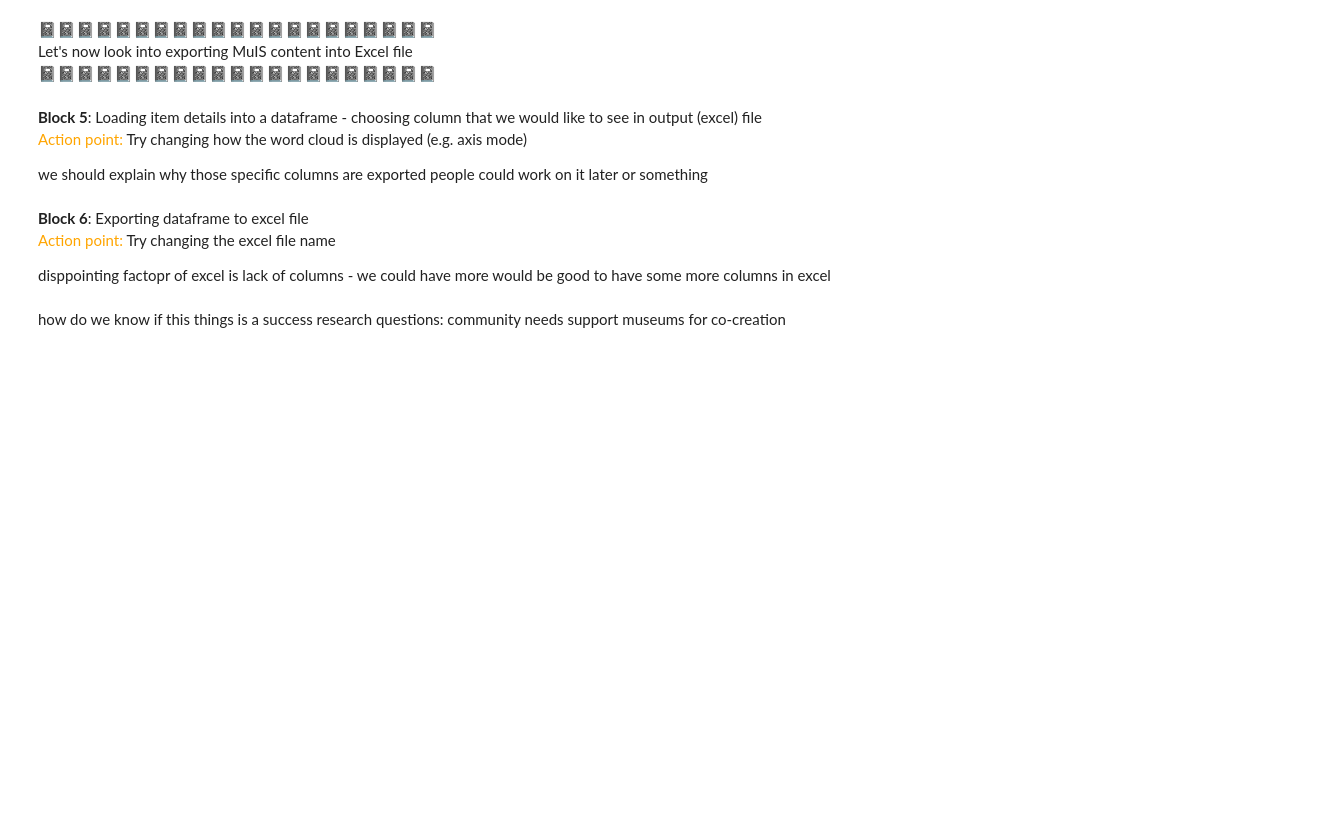
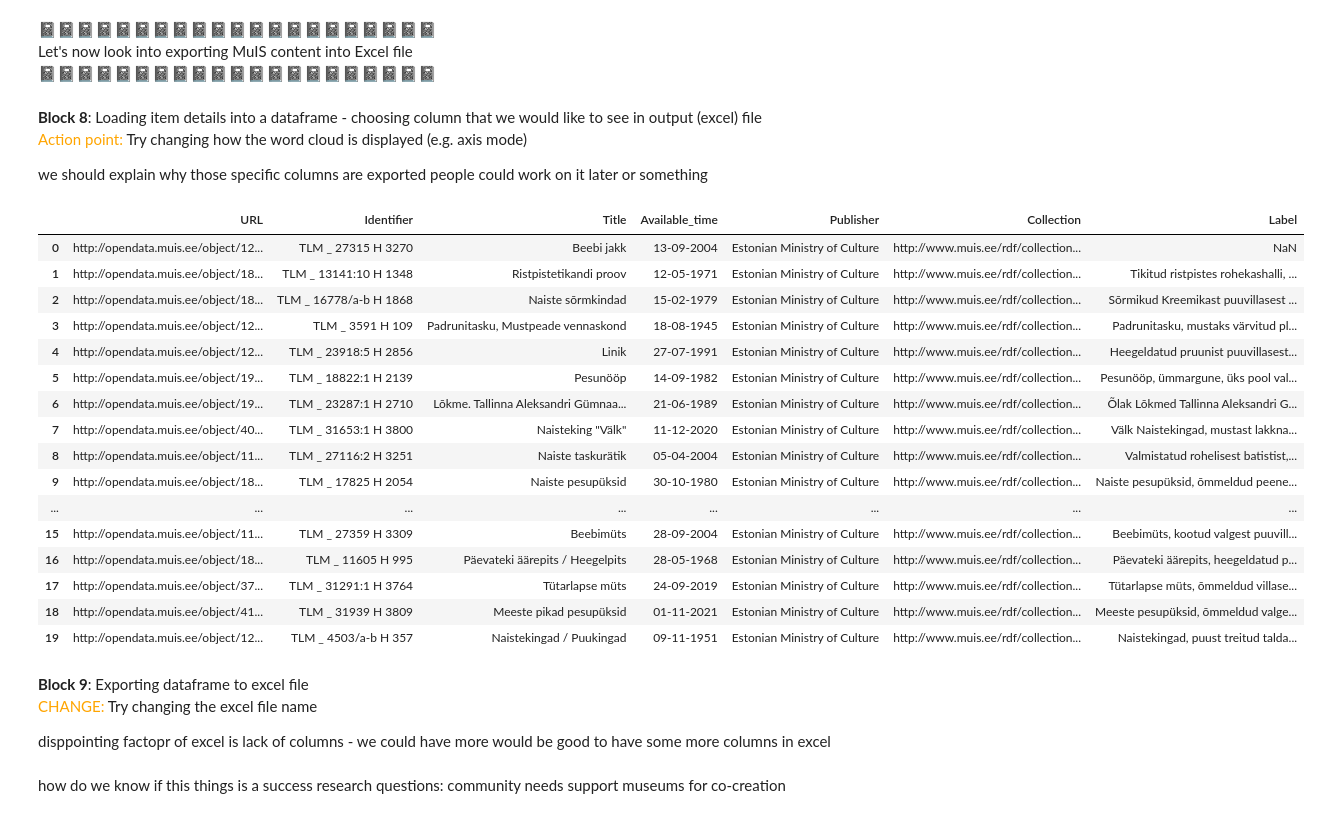
Before and after one commit to olexandr7/erm_workshop, a Jupyter notebook: ERM_workshop_1.ipynb, the cells around one changed output. Saved outputs shown, nothing was run; the diff lists cells and outputs as text; code cells hidden in the pictures; blank space fills up the shorter version.

```diff
--- a/ERM_workshop_1.ipynb
+++ b/ERM_workshop_1.ipynb
@@ -310,7 +301,7 @@ plt.show()
 <BR>
 📓📓📓📓📓📓📓📓📓📓📓📓📓📓📓📓📓📓📓📓📓
 # %% [markdown]
-**Block 5**: Loading item details into a dataframe - choosing column that we would like to see in output (excel) file
+**Block 8**: Loading item details into a dataframe - choosing column that we would like to see in output (excel) file
 <br>  <font color='orange'>Action point: </font> Try changing how the word cloud is displayed (e.g. axis mode)
 
 we should explain why those specific columns are exported
@@ -351,6 +344,52 @@ df
+# %%
+#special logic for Labels - as one item could have multiple lables
+df_labels = pd.DataFrame(list(zip(collectionitemslist_url6, collectionitemslist_label)))
+df_labels = df_labels.rename(columns={0: 'URL',1: 'Label'})
+#concatenating labels
+df_labels = df_labels.groupby('URL')['Label'].apply(' '.join).reset_index()
+#--------------------------------------------------------------------------
+#creating dataframes for other columns
+df_collection = pd.DataFrame(list(zip(collectionitemslist_url5, collectionitemslist_collection)))
+df_publisher = pd.DataFrame(list(zip(collectionitemslist_url4, collectionitemslist_publisher)))
+df_identifier = pd.DataFrame(list(zip(collectionitemslist_url3, collectionitemslist_identifier)))
+df_availabletime = pd.DataFrame(list(zip(collectionitemslist_url2, collectionitemslist_availabiletime)))
+df_title = pd.DataFrame(list(zip(collectionitemslist_url1, collectionitemslist_title)))
+#renaming columns
+df_collection = df_collection.rename(columns={0: 'URL',1: 'Collection'})
+df_publisher = df_publisher.rename(columns={0: 'URL',1: 'Publisher'})
+df_identifier = df_identifier.rename(columns={0: 'URL',1: 'Identifier'})
+df_availabletime = df_availabletime.rename(columns={0: 'URL',1: 'Available_time'})
+df_title = df_title.rename(columns={0: 'URL',1: 'Title'})
+#finally merging all dataframes together on URL column
+df_labels.set_index('URL',inplace=True)
+df_collection.set_index('URL',inplace=True)
+df_publisher.set_index('URL',inplace=True)
+df_identifier.set_index('URL',inplace=True)
+df_availabletime.set_index('URL',inplace=True)
+df_title.set_index('URL',inplace=True)
+df_all = pd.concat([df_identifier, df_title, df_availabletime, df_publisher, df_collection, df_labels],axis=1,sort=False).reset_index()
+df_all
+# %% [output]
+|  | URL | Identifier | Title | Available_time | Publisher | Collection | Label |
+| 0 | http://opendata.muis.ee/object/12... | TLM _ 27315 H 3270 | Beebi jakk | 13-09-2004 | Estonian Ministry of Culture | http://www.muis.ee/rdf/collection... | NaN |
+| 1 | http://opendata.muis.ee/object/18... | TLM _ 13141:10 H 1348 | Ristpistetikandi proov | 12-05-1971 | Estonian Ministry of Culture | http://www.muis.ee/rdf/collection... | Tikitud ristpistes rohekashalli, ... |
+| 2 | http://opendata.muis.ee/object/18... | TLM _ 16778/a-b H 1868 | Naiste sõrmkindad | 15-02-1979 | Estonian Ministry of Culture | http://www.muis.ee/rdf/collection... | Sõrmikud Kreemikast puuvillasest ... |
+| 3 | http://opendata.muis.ee/object/12... | TLM _ 3591 H 109 | Padrunitasku, Mustpeade vennaskond | 18-08-1945 | Estonian Ministry of Culture | http://www.muis.ee/rdf/collection... | Padrunitasku, mustaks värvitud pl... |
+| 4 | http://opendata.muis.ee/object/12... | TLM _ 23918:5 H 2856 | Linik | 27-07-1991 | Estonian Ministry of Culture | http://www.muis.ee/rdf/collection... | Heegeldatud pruunist puuvillasest... |
+| 5 | http://opendata.muis.ee/object/19... | TLM _ 18822:1 H 2139 | Pesunööp | 14-09-1982 | Estonian Ministry of Culture | http://www.muis.ee/rdf/collection... | Pesunööp, ümmargune, üks pool val... |
+| 6 | http://opendata.muis.ee/object/19... | TLM _ 23287:1 H 2710 | Lõkme. Tallinna Aleksandri Gümnaa... | 21-06-1989 | Estonian Ministry of Culture | http://www.muis.ee/rdf/collection... | Õlak Lõkmed Tallinna Aleksandri G... |
+| 7 | http://opendata.muis.ee/object/40... | TLM _ 31653:1 H 3800 | Naisteking "Välk" | 11-12-2020 | Estonian Ministry of Culture | http://www.muis.ee/rdf/collection... | Välk Naistekingad, mustast lakkna... |
+| 8 | http://opendata.muis.ee/object/11... | TLM _ 27116:2 H 3251 | Naiste taskurätik | 05-04-2004 | Estonian Ministry of Culture | http://www.muis.ee/rdf/collection... | Valmistatud rohelisest batistist,... |
+| 9 | http://opendata.muis.ee/object/18... | TLM _ 17825 H 2054 | Naiste pesupüksid | 30-10-1980 | Estonian Ministry of Culture | http://www.muis.ee/rdf/collection... | Naiste pesupüksid, õmmeldud peene... |
+| ... | ... | ... | ... | ... | ... | ... | ... |
+| 15 | http://opendata.muis.ee/object/11... | TLM _ 27359 H 3309 | Beebimüts | 28-09-2004 | Estonian Ministry of Culture | http://www.muis.ee/rdf/collection... | Beebimüts, kootud valgest puuvill... |
+| 16 | http://opendata.muis.ee/object/18... | TLM _ 11605 H 995 | Päevateki äärepits / Heegelpits | 28-05-1968 | Estonian Ministry of Culture | http://www.muis.ee/rdf/collection... | Päevateki äärepits, heegeldatud p... |
+| 17 | http://opendata.muis.ee/object/37... | TLM _ 31291:1 H 3764 | Tütarlapse müts | 24-09-2019 | Estonian Ministry of Culture | http://www.muis.ee/rdf/collection... | Tütarlapse müts, õmmeldud villase... |
+| 18 | http://opendata.muis.ee/object/41... | TLM _ 31939 H 3809 | Meeste pikad pesupüksid | 01-11-2021 | Estonian Ministry of Culture | http://www.muis.ee/rdf/collection... | Meeste pesupüksid, õmmeldud valge... |
+| 19 | http://opendata.muis.ee/object/12... | TLM _ 4503/a-b H 357 | Naistekingad / Puukingad | 09-11-1951 | Estonian Ministry of Culture | http://www.muis.ee/rdf/collection... | Naistekingad, puust treitud talda... |
 # %% [markdown]
-**Block 6**: Exporting dataframe to excel file
-<br>  <font color='orange'>Action point: </font> Try changing the excel file name
+**Block 9**: Exporting dataframe to excel file
+<br>  <font color='orange'>CHANGE: </font> Try changing the excel file name
 
 disppointing factopr of excel is lack of columns - we could have more
 would be good to have some more columns in excel
```
Also changed, not shown: parts of 13 cells of this notebook.
